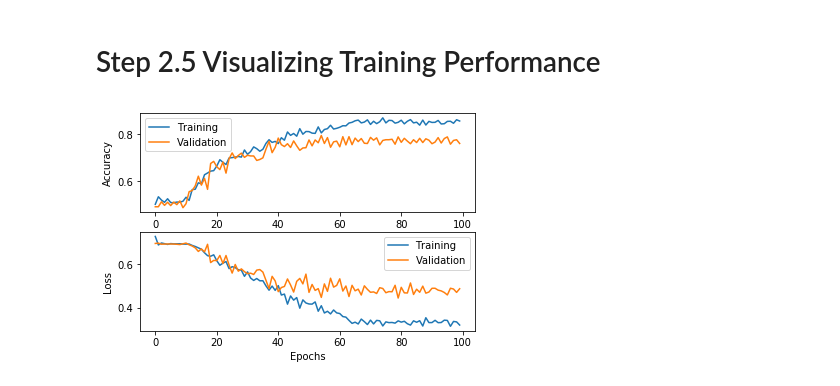
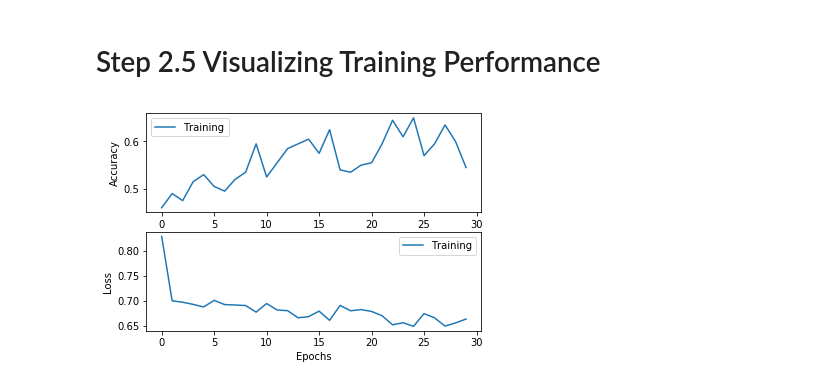
Before and after one commit to rsjain1978/deep-learning-cnn-lstm-supervised-learning, a Jupyter notebook: cats-dogs-cnn-classification-tf2.ipynb, the cells around one changed output. Drawn from its saved outputs; the diff is of its cells as text; code cells hidden in the pictures.

```diff
--- a/cats-dogs-cnn-classification-tf2.ipynb
+++ b/cats-dogs-cnn-classification-tf2.ipynb
@@ -20,29 +16,20 @@
 # %%
 import os
 
-base_dir = '.\catsanddogs\dataset'
+base_dir = './dataset'
 
 train_dir = os.path.join(base_dir,'training_set')
 train_dogs_dir = os.path.join(train_dir,'dogs')
 train_cats_dir = os.path.join(train_dir,'cats')
 
-validation_dir = os.path.join(base_dir,'test_set')
-validation_dogs_dir = os.path.join(validation_dir,'dogs')
-validation_cats_dir = os.path.join(validation_dir,'cats')
-
 test_dir = os.path.join(base_dir,'test_set')
 test_dogs_dir = os.path.join(test_dir,'dogs')
 test_cats_dir = os.path.join(test_dir,'cats')
-
-test_dir = os.path.join(base_dir,'test')
 
 #print files count in each dire
 print ('Number of files in dogs training images directory are ',len(os.listdir(train_dogs_dir)))
 print ('Number of files in cats training images directory are ',len(os.listdir(train_cats_dir)))
 
-print ('Number of files in dogs validation directory are ',len(os.listdir(validation_dogs_dir)))
-print ('Number of files in cats validation directory are ',len(os.listdir(validation_cats_dir)))
-
 print ('Number of files in dogs test directory are ',len(os.listdir(test_dogs_dir)))
 print ('Number of files in cats test directory are ',len(os.listdir(test_cats_dir)))
 # %% [output]
@@ -224,9 +213,7 @@ plt.show()
     - Image Augmentation is a technique in which we alter the shape of input images by rotating them, changing width, height, zoom, flip etc. This allows us to increase a small dataset to a slightly bigger data set.
     - Please note that although augmentation changes images to an extent but they are still related to the original shape the impact is not that dramatic, i.e. in terms of increasing the data size.
 # %%
-from tf.keras.preprocessing.image import ImageDataGenerator
-
-train_datagen = ImageDataGenerator(
+train_datagen = tf.keras.preprocessing.image.ImageDataGenerator(
                             rotation_range=50,
                             width_shift_range=0.2,
                             height_shift_range=0.2,
@@ -235,8 +222,8 @@ train_datagen = ImageDataGenerator(
                             horizontal_flip=True,
                             fill_mode='nearest',
                             rescale=1./255)
-test_datagen = ImageDataGenerator(rescale=1./255)
+test_datagen = tf.keras.preprocessing.image.ImageDataGenerator(rescale=1./255)
 
 train_generator = train_datagen.flow_from_directory(train_dir, target_size=(150,150), batch_size=20, class_mode='binary')
-validation_generator = test_datagen.flow_from_directory(validation_dir, target_size=(150,150), batch_size=20, class_mode='binary')
+test_generator = test_datagen.flow_from_directory(test_dir, target_size=(150,150), batch_size=20, class_mode='binary')
 # %% [output]
@@ -257,14 +244,10 @@ Found 1000 images belonging to 2 classes.
 # %% [markdown]
 ## Configure Callbacks which would be executed during the training phase
 # %%
-from tf.keras.callbacks import EarlyStopping
-from tf.keras.callbacks import ModelCheckpoint
-from tf.keras.callbacks import ReduceLROnPlateau
-from tf.keras.callbacks import TensorBoard
-
 def create_callbacks():
     callbacks = [
-        ReduceLROnPlateau(monitor='val_loss', factor=0.01, patience=5)
+        tf.keras.callbacks.EarlyStopping(monitor='loss', patience=10),
+        tf.keras.callbacks.ReduceLROnPlateau(monitor='loss', factor=0.01, patience=5)
     ]
     return callbacks
 # %%
@@ -273,24 +256,18 @@ cbk = create_callbacks()
 model = tf.keras.models.Sequential()
 model.add(tf.keras.layers.Conv2D(40, (3,3), activation='relu', input_shape=(150,150,3)))
 model.add(tf.keras.layers.MaxPooling2D(2,2))
-model.add(tf.keras.layers.Dropout(0.2))
 model.add(tf.keras.layers.Conv2D(80, (3,3), activation='relu'))
 model.add(tf.keras.layers.MaxPooling2D(2,2))
-model.add(tf.keras.layers.Dropout(0.2))
 model.add(tf.keras.layers.Conv2D(160, (3,3), activation='relu'))
 model.add(tf.keras.layers.MaxPooling2D(2,2))
-model.add(tf.keras.layers.Dropout(0.2))
 model.add(tf.keras.layers.Conv2D(200, (3,3), activation='relu'))
 model.add(tf.keras.layers.MaxPooling2D(2,2))
-model.add(tf.keras.layers.Dropout(0.2))
 model.add(tf.keras.layers.Flatten())
-model.add(tf.keras.layers.Dropout(0.5))
-model.add(tf.keras.layers.Dense(500))
-model.add(tf.keras.layers.Dropout(0.5))
+model.add(tf.keras.layers.Dense(100))
 model.add(tf.keras.layers.Dense(1, activation='sigmoid'))
 model.summary()
 
 model.compile(optimizer='adam', loss='binary_crossentropy', metrics=['accuracy'])
 
-history = model.fit_generator(train_generator, steps_per_epoch=100, epochs=100, validation_data=validation_generator, validation_steps=50, callbacks=cbk)
+history = model.fit_generator(train_generator, steps_per_epoch=10, epochs=30, callbacks=cbk)
 # %% [output]
@@ -321,23 +302,21 @@ model.save('cats-dogs-cnn-model2.h5')
 # %%
 import matplotlib.pyplot as plt
 %matplotlib inline
 
 figure = plt.figure()
 
 ax1 = figure.add_subplot(211)
-ax1.plot(history.history['acc'])
-ax1.plot(history.history['val_acc'])
+ax1.plot(history.history['accuracy'])
 plt.xlabel('Epochs')
 plt.ylabel('Accuracy')
 plt.legend(labels=['Training','Validation'])
 
 ax1 = figure.add_subplot(212)
 ax1.plot(history.history['loss'])
-ax1.plot(history.history['val_loss'])
 plt.xlabel('Epochs')
 plt.ylabel('Loss')
 plt.legend(labels=['Training','Validation'])
 
 plt.show()
 # %% [output]
-[figure, old version]
+[figure, new version]
```
Also changed, not shown: parts of 21 cells of this notebook.
